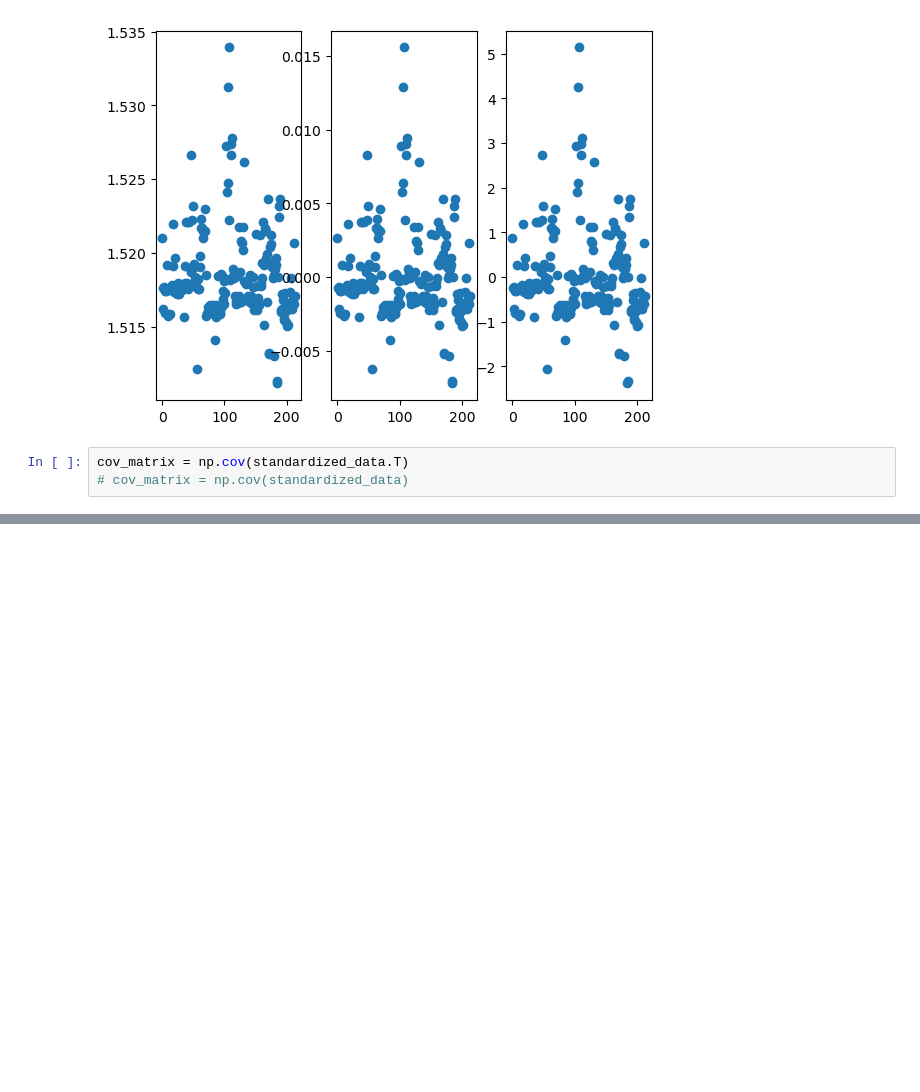
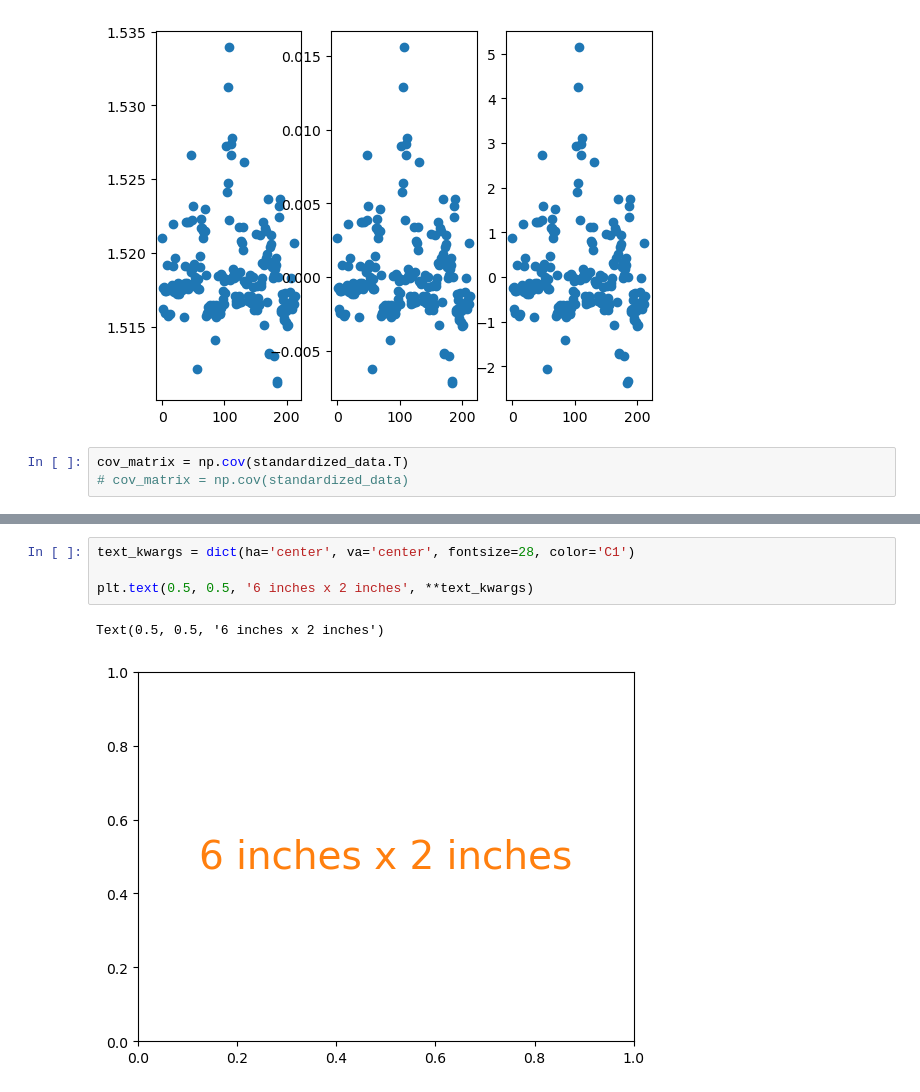
Before and after one commit to Magdk01/MLDM-Assignment-1, a Jupyter notebook: PCA.ipynb, the cells around one changed output, grey strips where cells are left out. Drawn from its saved outputs; the diff is of its cells as text; blank space fills up the shorter version.

```diff
--- a/PCA.ipynb
+++ b/PCA.ipynb
@@ -133,0 +215,7 @@ Text(0.5, 1.0, 'Cumulative explained variance')
+# %%
+text_kwargs = dict(ha='center', va='center', fontsize=28, color='C1')
+
+plt.text(0.5, 0.5, '6 inches x 2 inches', **text_kwargs)
+# %% [output]
+Text(0.5, 0.5, '6 inches x 2 inches')
+[figure, added]
```
Also changed, not shown: parts of 10 cells of this notebook.
